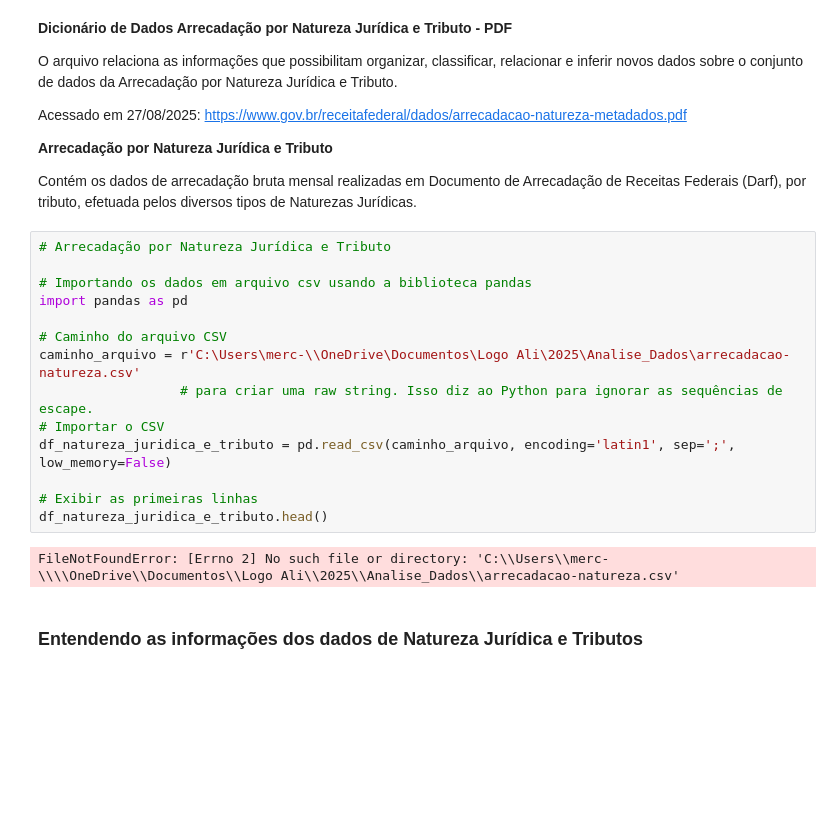
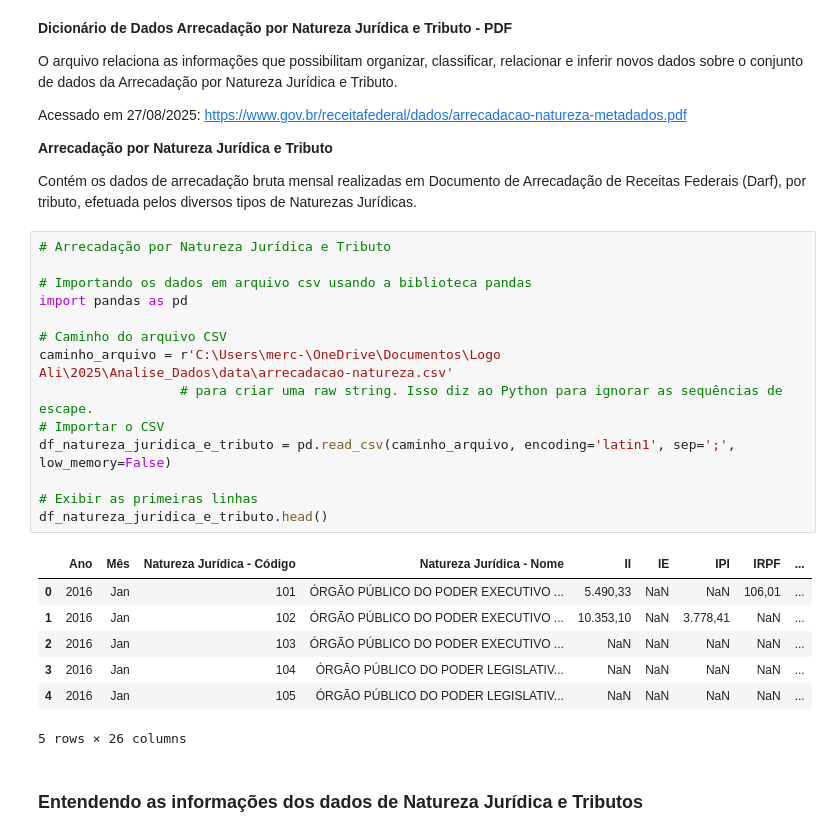
Before and after one commit to TiagoMerc/foco-no-aprendizado-com-Analista-de-Dados, a Jupyter notebook: notebooks/Arrecadação_por_ Natureza_Jurídica_e_Tributo.ipynb, the cells around one changed output. Drawn from its saved outputs; the diff is of its cells as text; blank space fills up the shorter version.

```diff
--- a/notebooks/Arrecadação_por_ Natureza_Jurídica_e_Tributo.ipynb
+++ b/notebooks/Arrecadação_por_ Natureza_Jurídica_e_Tributo.ipynb
@@ -19,19 +19,25 @@ Contém os dados de arrecadação bruta mensal realizadas em Documento de Arreca
 # %%
 # Arrecadação por Natureza Jurídica e Tributo
 
 # Importando os dados em arquivo csv usando a biblioteca pandas
 import pandas as pd
 
 # Caminho do arquivo CSV
-caminho_arquivo = r'C:\Users\merc-\\OneDrive\Documentos\Logo Ali\2025\Analise_Dados\arrecadacao-natureza.csv'
+caminho_arquivo = r'C:\Users\merc-\OneDrive\Documentos\Logo Ali\2025\Analise_Dados\data\arrecadacao-natureza.csv'
                   # para criar uma raw string. Isso diz ao Python para ignorar as sequências de escape.
 # Importar o CSV
 df_natureza_juridica_e_tributo = pd.read_csv(caminho_arquivo, encoding='latin1', sep=';', low_memory=False)
 
 # Exibir as primeiras linhas
 df_natureza_juridica_e_tributo.head()
 # %% [output]
+|  | Ano | Mês | Natureza Jurídica - Código | Natureza Jurídica - Nome | II | IE | IPI | IRPF | ... |
+| 0 | 2016 | Jan | 101 | ÓRGÃO PÚBLICO DO PODER EXECUTIVO ... | 5.490,33 | NaN | NaN | 106,01 | ... |
+| 1 | 2016 | Jan | 102 | ÓRGÃO PÚBLICO DO PODER EXECUTIVO ... | 10.353,10 | NaN | 3.778,41 | NaN | ... |
+| 2 | 2016 | Jan | 103 | ÓRGÃO PÚBLICO DO PODER EXECUTIVO ... | NaN | NaN | NaN | NaN | ... |
+| 3 | 2016 | Jan | 104 | ÓRGÃO PÚBLICO DO PODER LEGISLATIV... | NaN | NaN | NaN | NaN | ... |
+| 4 | 2016 | Jan | 105 | ÓRGÃO PÚBLICO DO PODER LEGISLATIV... | NaN | NaN | NaN | NaN | ... |
-FileNotFoundError: [Errno 2] No such file or directory: 'C:\\Users\\merc-\\\\OneDrive\\Documentos\\Logo Ali\\2025\\Analise_Dados\\arrecadacao-natureza.csv'
+5 rows × 26 columns
 # %% [markdown]
 ### Entendendo as informações dos dados de Natureza Jurídica e Tributos
 # %%
```
Also changed, not shown: 8 other files.
